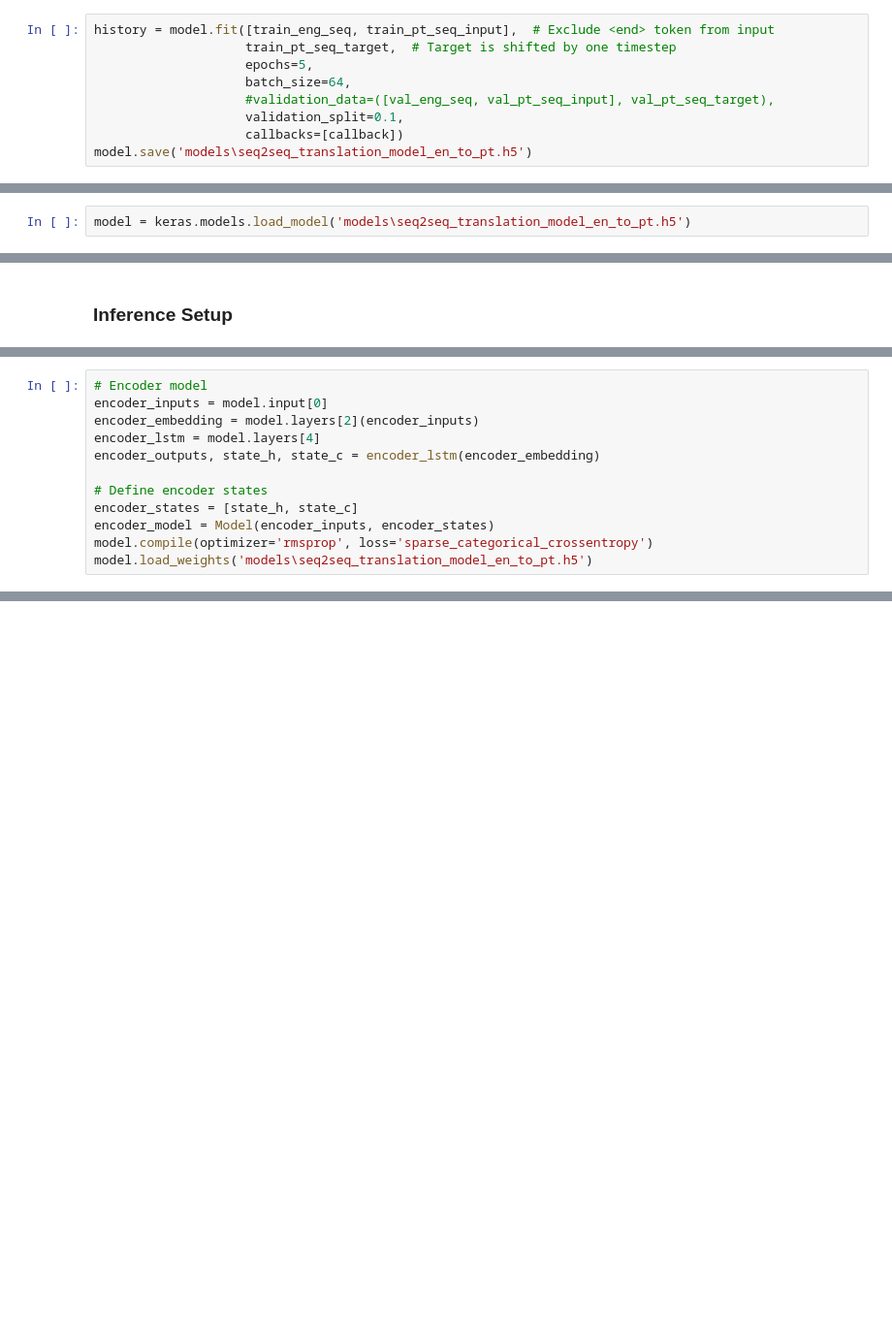
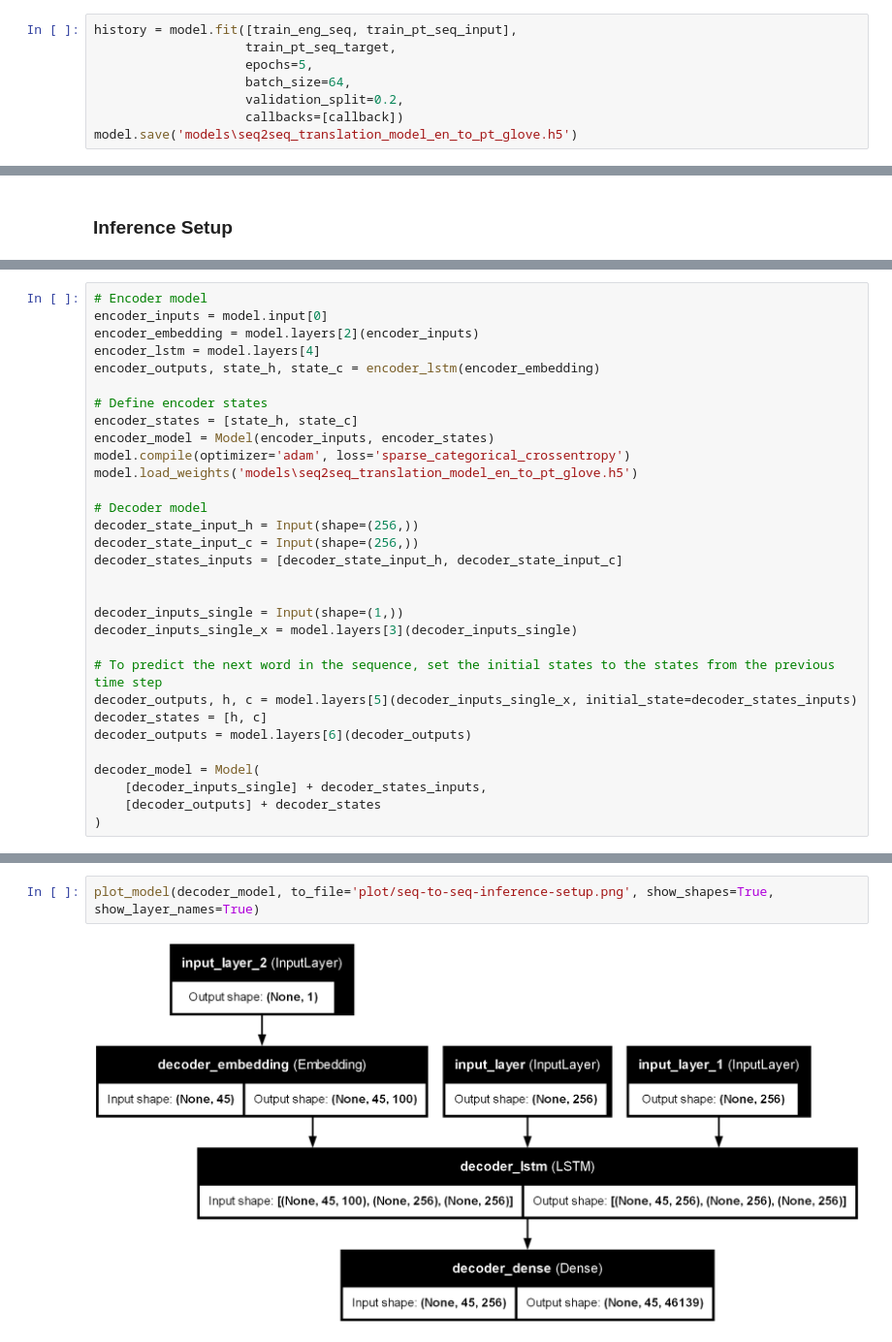
Before and after one commit to marleenlki/NLP_Project2_6_Marleen_Lukei, a Jupyter notebook: Project 2_6.ipynb, the cells around one changed output, grey strips where cells are left out. Shown at 97% size. Saved outputs shown, nothing was run; the diff lists cells and outputs as text; blank space fills up the shorter version.

```diff
--- a/Project 2_6.ipynb
+++ b/Project 2_6.ipynb
@@ -340,11 +491,10 @@ plot_model(model, to_file='plot/seq-to-seq-architecture-training.png', show_shap
 # %%
-history = model.fit([train_eng_seq, train_pt_seq_input],  # Exclude <end> token from input
-                    train_pt_seq_target,  # Target is shifted by one timestep
+history = model.fit([train_eng_seq, train_pt_seq_input],
+                    train_pt_seq_target,
                     epochs=5,
                     batch_size=64,
-                    #validation_data=([val_eng_seq, val_pt_seq_input], val_pt_seq_target),
-                    validation_split=0.1,
+                    validation_split=0.2,
                     callbacks=[callback])
-model.save('models\seq2seq_translation_model_en_to_pt.h5')
+model.save('models\seq2seq_translation_model_en_to_pt_glove.h5')
 # %% [output]
 Epoch 1/5
@@ -390,4 +533,2 @@ plt.show()
 # %% [markdown]
 ## Evaluate the model
-# %%
-model = keras.models.load_model('models\seq2seq_translation_model_en_to_pt.h5')
@@ -417,5 +554,24 @@ encoder_outputs, state_h, state_c = encoder_lstm(encoder_embedding)
 # Define encoder states
 encoder_states = [state_h, state_c]
 encoder_model = Model(encoder_inputs, encoder_states)
-model.compile(optimizer='rmsprop', loss='sparse_categorical_crossentropy')
-model.load_weights('models\seq2seq_translation_model_en_to_pt.h5')
+model.compile(optimizer='adam', loss='sparse_categorical_crossentropy')
+model.load_weights('models\seq2seq_translation_model_en_to_pt_glove.h5')
+
+# Decoder model
+decoder_state_input_h = Input(shape=(256,))
+decoder_state_input_c = Input(shape=(256,))
+decoder_states_inputs = [decoder_state_input_h, decoder_state_input_c]
+
+
+decoder_inputs_single = Input(shape=(1,))
+decoder_inputs_single_x = model.layers[3](decoder_inputs_single)
+
+# To predict the next word in the sequence, set the initial states to the states from the previous time step
+decoder_outputs, h, c = model.layers[5](decoder_inputs_single_x, initial_state=decoder_states_inputs)
+decoder_states = [h, c]
+decoder_outputs = model.layers[6](decoder_outputs)
+
+decoder_model = Model(
+    [decoder_inputs_single] + decoder_states_inputs,
+    [decoder_outputs] + decoder_states
+)
@@ -538,0 +578,4 @@ Error:
+# %%
+plot_model(decoder_model, to_file='plot/seq-to-seq-inference-setup.png', show_shapes=True, show_layer_names=True)
+# %% [output]
+[figure, added]
```
Also changed, not shown: parts of 67 cells of this notebook, 27 other files.
